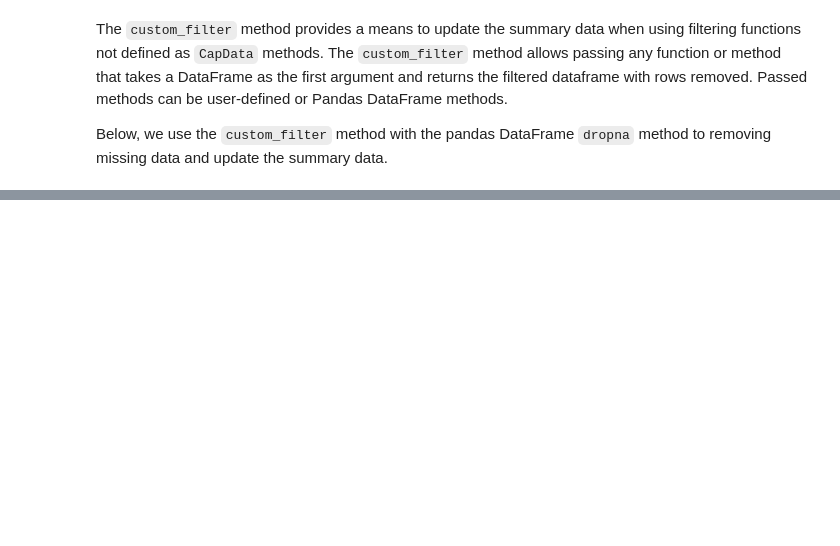
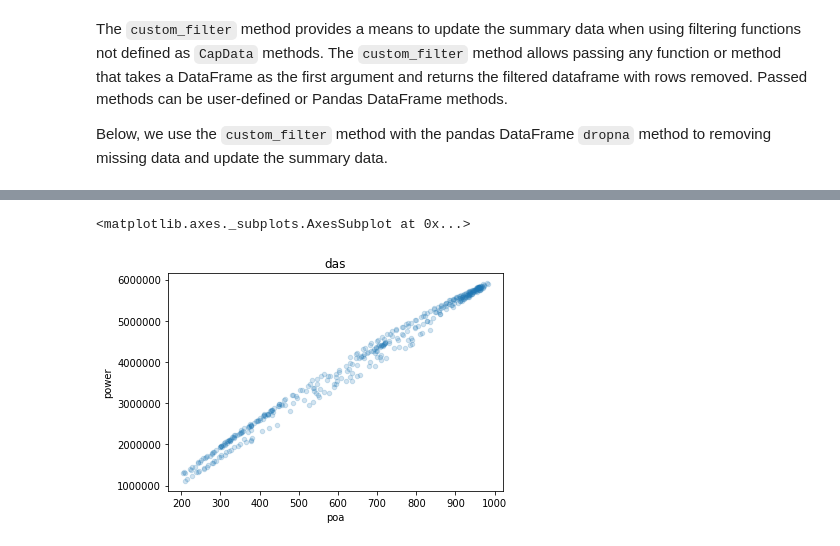
Before and after one commit to pvcaptest/pvcaptest, a Jupyter notebook: examples/captest_example.ipynb, the cells around one changed output, grey strips where cells are left out. Saved outputs shown, nothing was run; the diff lists cells and outputs as text; code cells hidden in the pictures; blank space fills up the shorter version.

```diff
--- a/examples/captest_example.ipynb
+++ b/examples/captest_example.ipynb
@@ -117,0 +146,5 @@ das.scatter_hv(timeseries=True)
+# %%
+das.scatter()
+# %% [output]
+<matplotlib.axes._subplots.AxesSubplot at 0x...>
+[figure, added]
```
Also changed, not shown: parts of 60 cells of this notebook.
